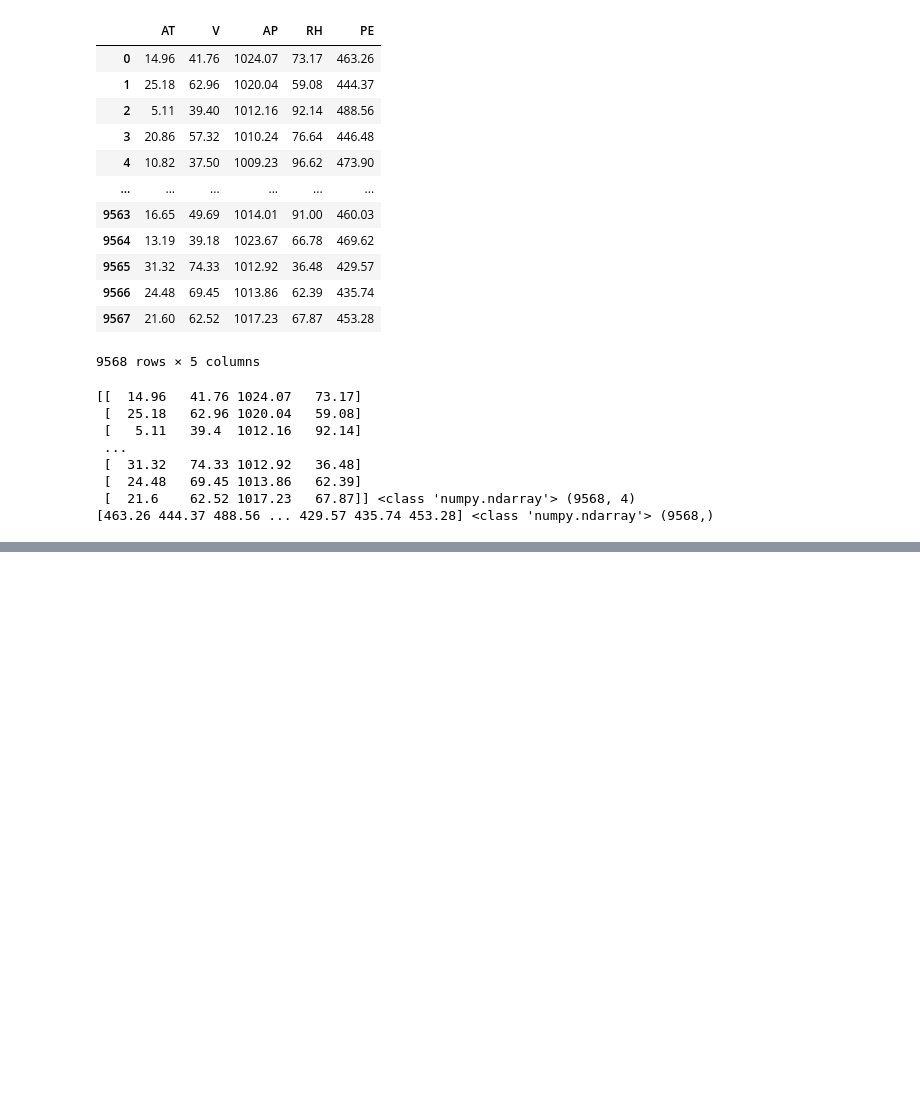
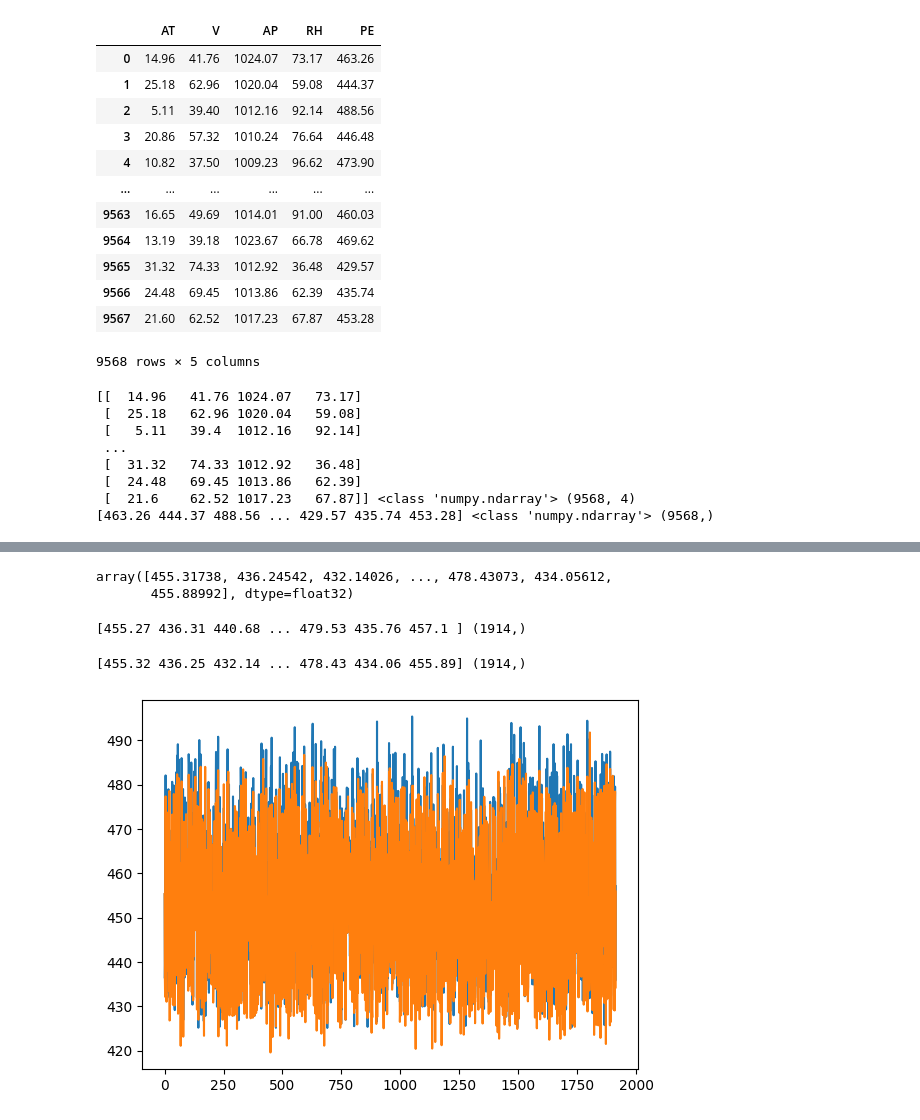
Before and after one commit to joshsmiththenoob/DeepLearning_Knowledge, a Jupyter notebook: ANN_resgression.ipynb, the cells around one changed output, grey strips where cells are left out. Cells and saved outputs as stored; diff of their text form; code cells hidden in the pictures; blank space fills up the shorter version.

```diff
--- a/ANN_resgression.ipynb
+++ b/ANN_resgression.ipynb
@@ -76,0 +88,5 @@ array([[  14.44,   39.  , 1017.06,   76.02],
+# %%
+ann_model.compile(optimizer = 'adam',loss = 'mse') # mse 平均平方誤差 = batch 中 每一筆資料的se(square error)平方誤差的加總並平均
+# %%
+# 訓練模型
+ann_model.fit(x = data_X_train, y = data_Y_train, batch_size= 50, epochs= 100, verbose = 2, validation_split= 0.2)
@@ -76,0 +114,2 @@ array([[  14.44,   39.  , 1017.06,   76.02],
+# %%
+Y_test_predict = ann_model.predict(x= data_X_test)
@@ -76,0 +118,25 @@ array([[  14.44,   39.  , 1017.06,   76.02],
+# %%
+Y_test_predict= Y_test_predict.reshape(-1)
+print(Y_test_predict, Y_test_predict.shape)
+# %% [output]
+array([455.31738, 436.24542, 432.14026, ..., 478.43073, 434.05612,
+       455.88992], dtype=float32)
+# %%
+data_Y_test
+print(data_Y_test, data_Y_test.shape)
+# %% [output]
+[455.27 436.31 440.68 ... 479.53 435.76 457.1 ] (1914,)
+# %%
+# 劃出預測誤差
+np.set_printoptions(precision=2)#  預測的小數點調至小數點第二位 -> numpy顯示的數字都調整至小數點第二位
+print(Y_test_predict, Y_test_predict.shape)
+# %% [output]
+[455.32 436.25 432.14 ... 478.43 434.06 455.89] (1914,)
+# %%
+# 畫圖比較誤差
+plt.plot(data_Y_test)
+plt.plot(Y_test_predict)
+plt.show()
+print(np.vstack((Y_test_predict,data_Y_test)))
+# %% [output]
+[figure, added]
```
Also changed, not shown: parts of 10 cells of this notebook, 1 other file.
